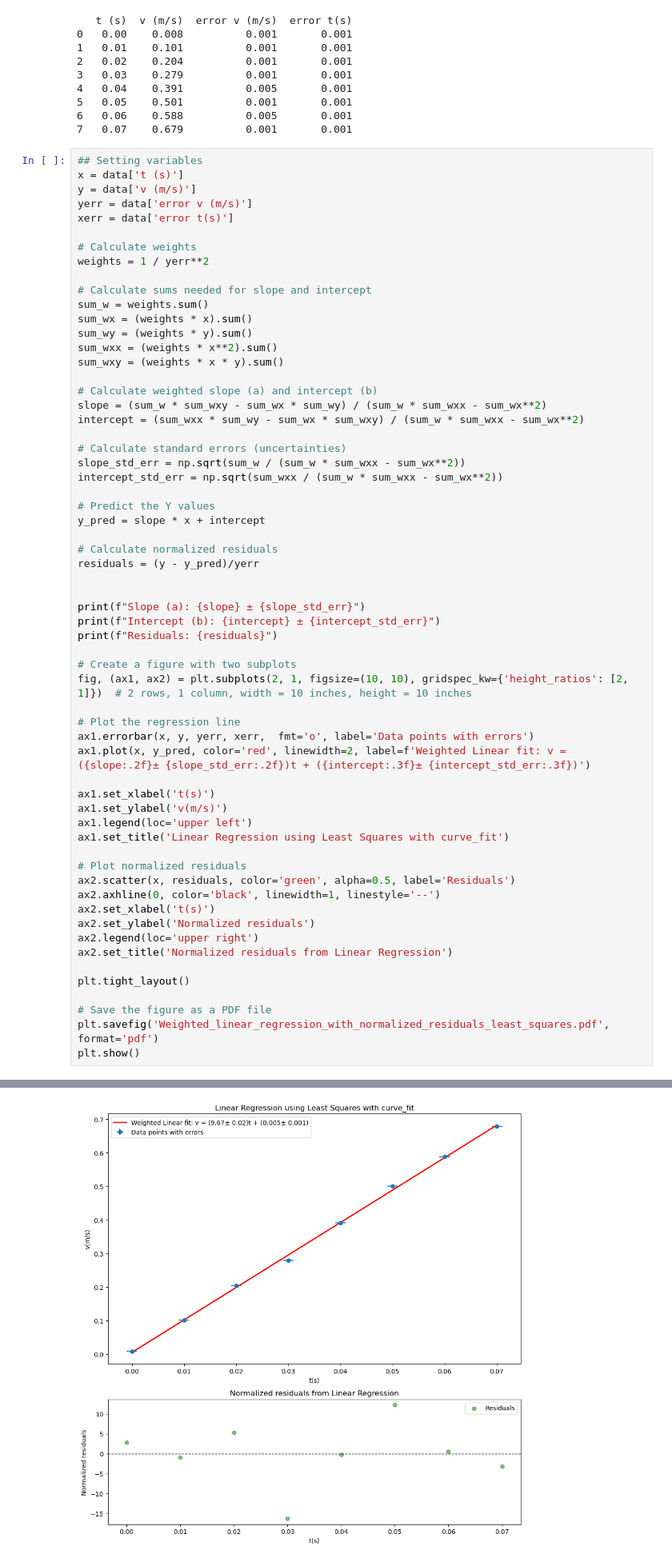
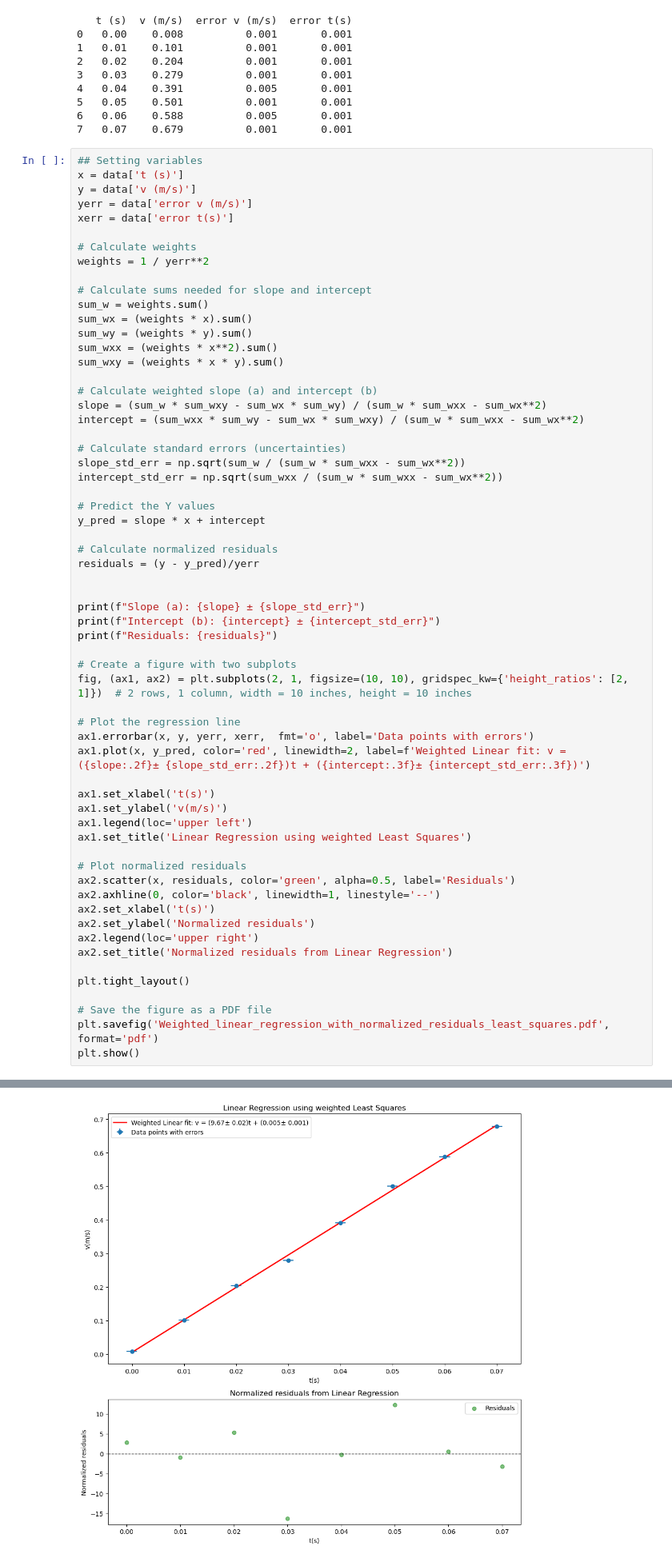
Before and after one commit to roelrou/Kinematics, a Jupyter notebook: Weighted_linear_regression_least_squares.ipynb, the cells around one changed output, grey strips where cells are left out. Shown at 80% size. Cells and saved outputs as stored; diff of their text form.

```diff
--- a/Weighted_linear_regression_least_squares.ipynb
+++ b/Weighted_linear_regression_least_squares.ipynb
@@ -61,32 +61,32 @@ ax1.plot(x, y_pred, color='red', linewidth=2, label=f'Weighted Linear fit: v = (
 
 ax1.set_xlabel('t(s)')
 ax1.set_ylabel('v(m/s)')
 ax1.legend(loc='upper left')
-ax1.set_title('Linear Regression using Least Squares with curve_fit')
+ax1.set_title('Linear Regression using weighted Least Squares')
 
 # Plot normalized residuals
 ax2.scatter(x, residuals, color='green', alpha=0.5, label='Residuals')
 ax2.axhline(0, color='black', linewidth=1, linestyle='--')
 ax2.set_xlabel('t(s)')
 ax2.set_ylabel('Normalized residuals')
 ax2.legend(loc='upper right')
 ax2.set_title('Normalized residuals from Linear Regression')
 
 plt.tight_layout()
 
 # Save the figure as a PDF file
 plt.savefig('Weighted_linear_regression_with_normalized_residuals_least_squares.pdf', format='pdf')
 plt.show()
 # %% [output]
 Slope (a): 9.671352062675963 ± 0.017050902025550752
 Intercept (b): 0.005202503366385386 ± 0.0006563111130746647
 Residuals: 0     2.797497
 1    -0.916024
 2     5.370455
 3   -16.343065
 4    -0.211317
 5    12.229893
 6     0.503275
 7    -3.197148
 dtype: float64
-[figure, old version]
+[figure, new version]
```
